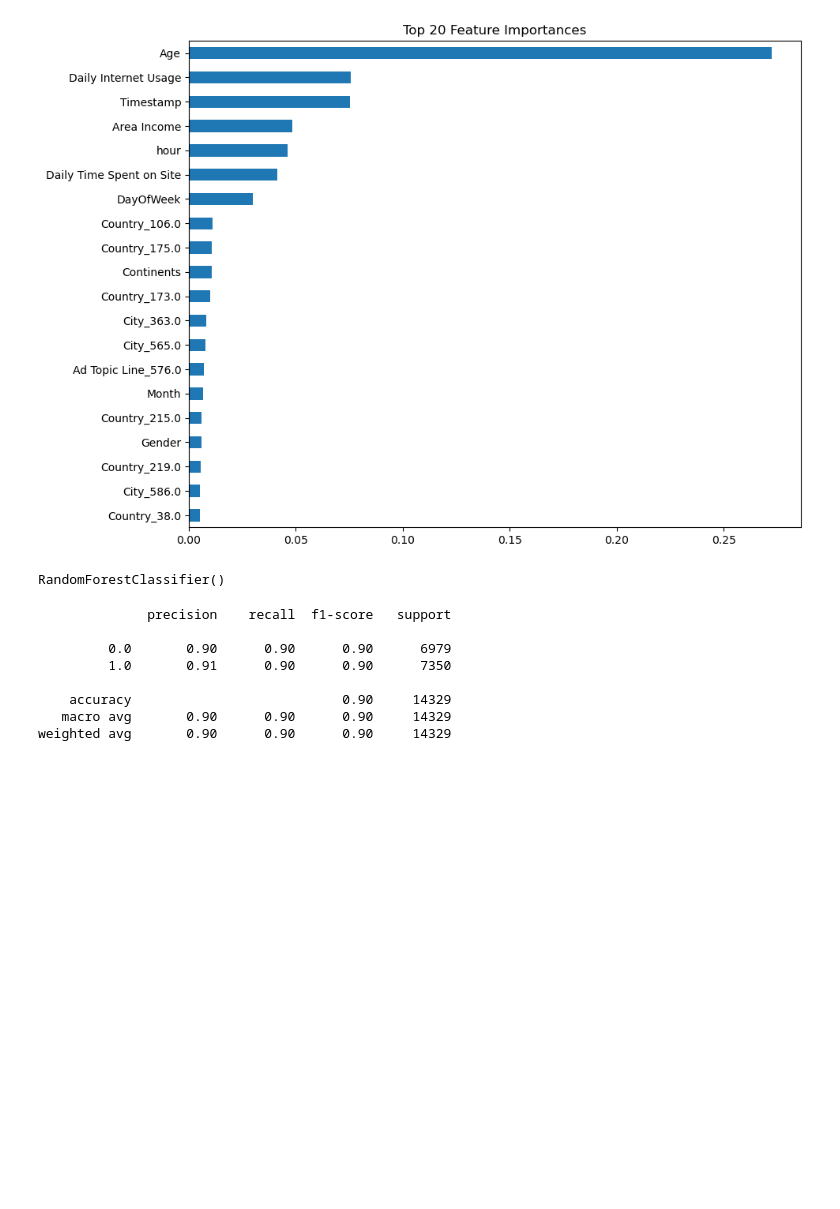
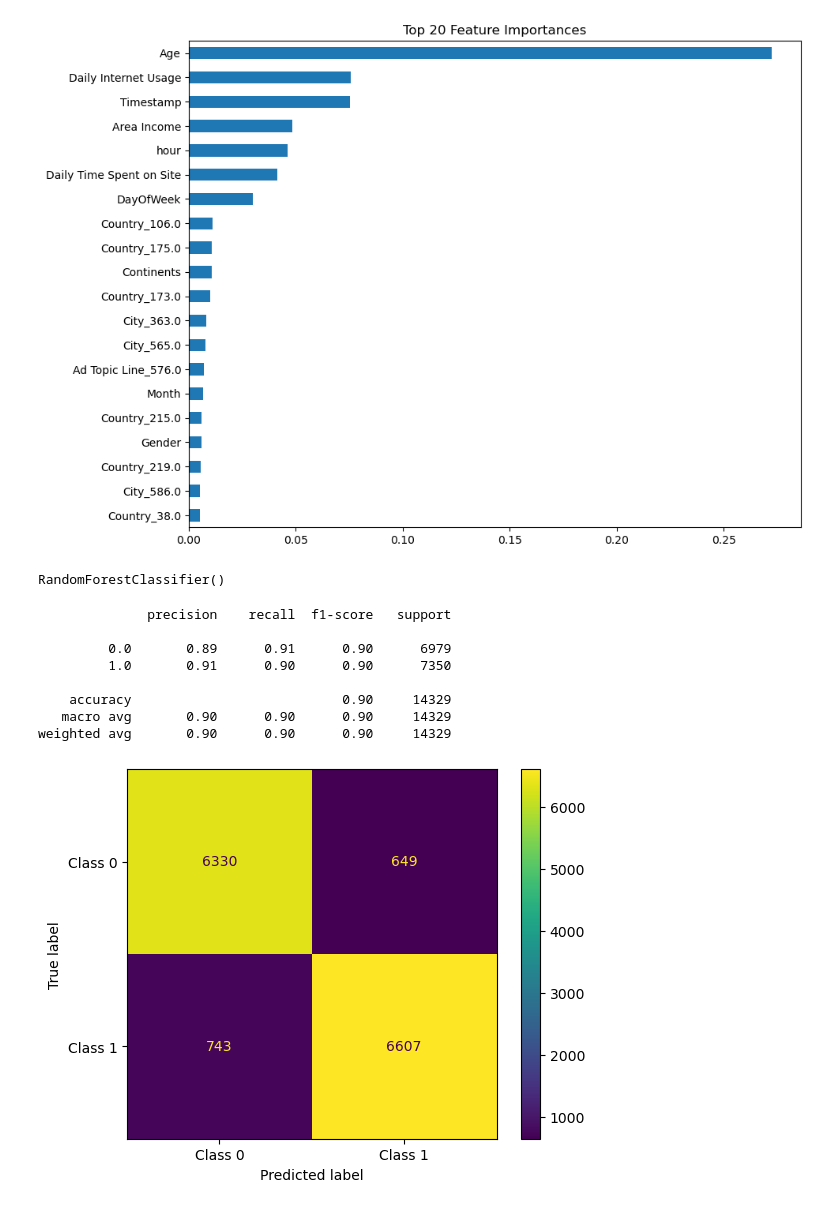
Before and after one commit to Jeeva046/Click_rate_prediction, a Jupyter notebook: Click_rate_prediction.ipynb, the cells around one changed output. Saved outputs shown, nothing was run; the diff lists cells and outputs as text; code cells hidden in the pictures; blank space fills up the shorter version.

```diff
--- a/Click_rate_prediction.ipynb
+++ b/Click_rate_prediction.ipynb
@@ -173,7 +173,7 @@ def country_to_continent(country_name):
         else:
             return 'Unknown'
 
-
+countries = df['Country'].values.tolist()
 continents = []
 for i in range(len(countries)):
     continents.append(country_to_continent(countries[i]))
@@ -238,9 +236,9 @@ df = df_copy.copy()
 from sklearn.preprocessing import OrdinalEncoder
 oc = OrdinalEncoder()
 
-x = oc.fit_transform(df)
-df = pd.DataFrame(x, columns=df.columns)
-df
+x = oc.fit_transform(df_copy)
+df_copy = pd.DataFrame(x, columns=df_copy.columns)
+df_copy
 # %% [output]
 |  | Daily Time Spent on Site | Age | Area Income | Daily Internet Usage | Ad Topic Line | City | Gender | ... |
 | 0 | 464.0 | 11.0 | 563.0 | 275.0 | 203.0 | 508.0 | 1.0 | ... |
@@ -261,11 +259,11 @@ from sklearn.tree import DecisionTreeClassifier
 
 # Convert categorical variables to dummy/indicator variables (One Hot Encoding)
 categorical_features = ['Ad Topic Line', 'City', 'Country']
-data_encoded = pd.get_dummies(df, columns=categorical_features,dtype=int)
+data_encoded = pd.get_dummies(df_copy, columns=categorical_features,dtype=int)
 
 # Prepare features and target with the encoded dataset
 X = data_encoded.drop(['Clicked on Ad',], axis=1)
-y = df['Clicked on Ad']
+y = df_copy['Clicked on Ad']
 
 # Initialize and fit Decision Tree
 tree = DecisionTreeClassifier(random_state=42)
@@ -279,7 +277,7 @@ top_features = feature_importances.sort_values(ascending=False)[:20]
 
 # Plotting
 plt.figure(figsize=(10, 8))
-top_features.plot(kind='barh')  # Horizontal bar plot
+top_features.plot(kind='barh',)  # Horizontal bar plot
 plt.title('Top 20 Feature Importances')
 plt.gca().invert_yaxis()  # Invert the y-axis to have the most important at the top
 plt.show()
@@ -309,7 +307,7 @@ print(classification_report(y_test, y_pred))
 # %% [output]
               precision    recall  f1-score   support
 
-         0.0       0.90      0.90      0.90      6979
+         0.0       0.89      0.91      0.90      6979
          1.0       0.91      0.90      0.90      7350
 
     accuracy                           0.90     14329
@@ -319,0 +318,11 @@ from sklearn.metrics import ConfusionMatrixDisplay
+# %%
+cm = confusion_matrix(y_test, y_pred)
+
+# Create a ConfusionMatrixDisplay object
+display = ConfusionMatrixDisplay(confusion_matrix=cm, display_labels=['Class 0', 'Class 1'])
+
+# Plot the confusion matrix
+display.plot()
+plt.show()
+# %% [output]
+[figure, added]
```
Also changed, not shown: parts of 12 cells of this notebook, 1 other file.
